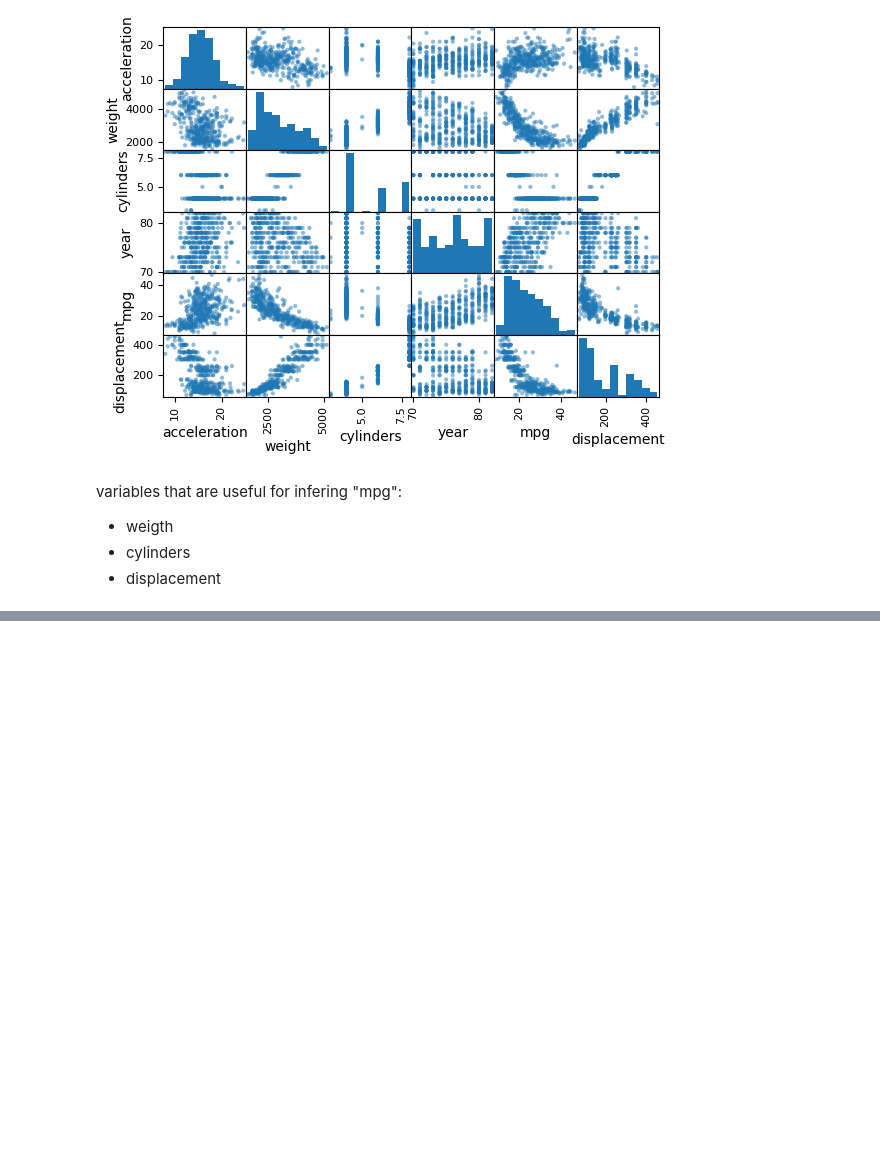
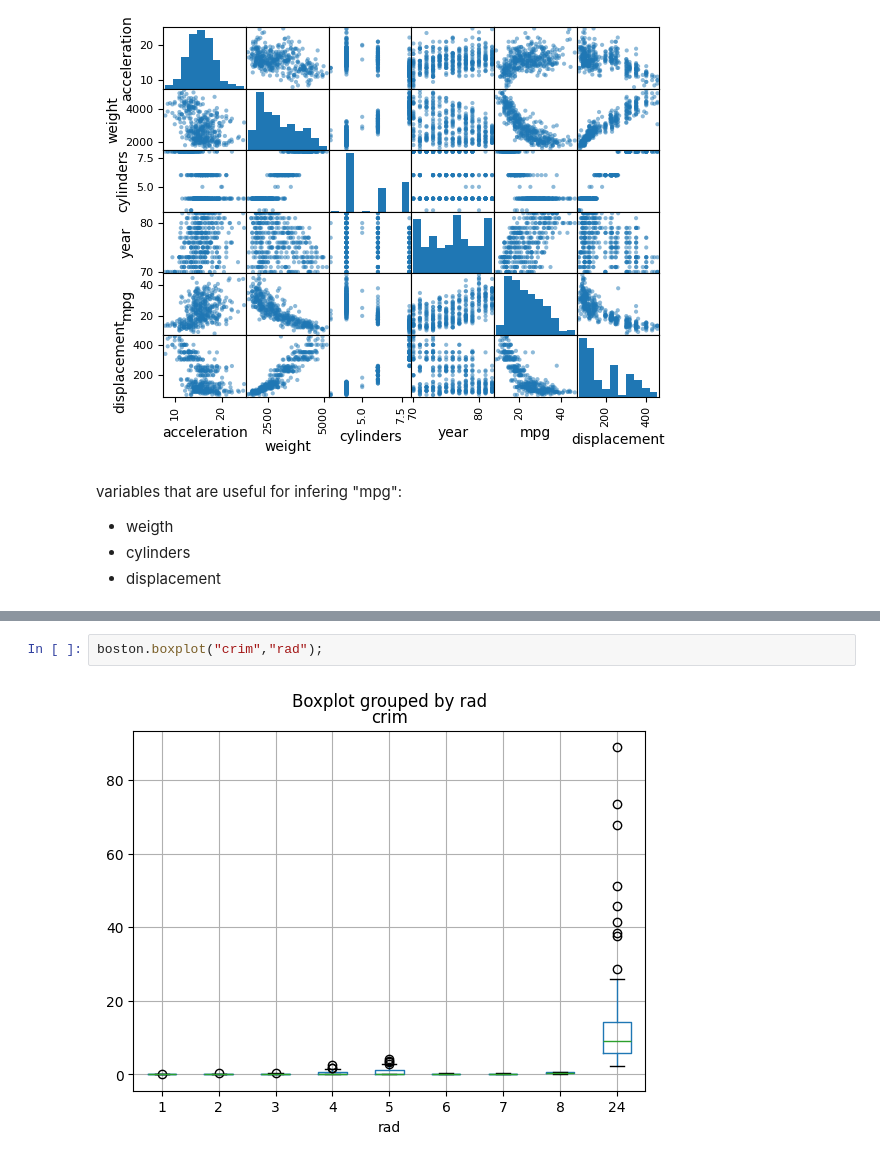
Before and after one commit to juanjofrelopez/islp, a Jupyter notebook: ch2_exercises.ipynb, the cells around one changed output, grey strips where cells are left out. Drawn from its saved outputs; the diff is of its cells as text; blank space fills up the shorter version.

```diff
--- a/ch2_exercises.ipynb
+++ b/ch2_exercises.ipynb
@@ -195,0 +253,4 @@ variables that are useful for infering "mpg":
+# %%
+boston.boxplot("crim","rad");
+# %% [output]
+[figure, added]
```
Also changed, not shown: parts of 12 cells of this notebook, 2 other files.
